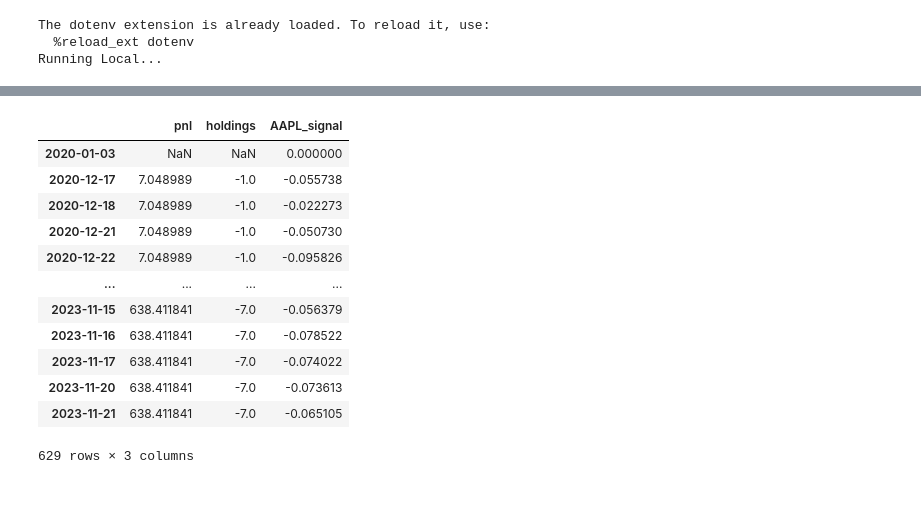
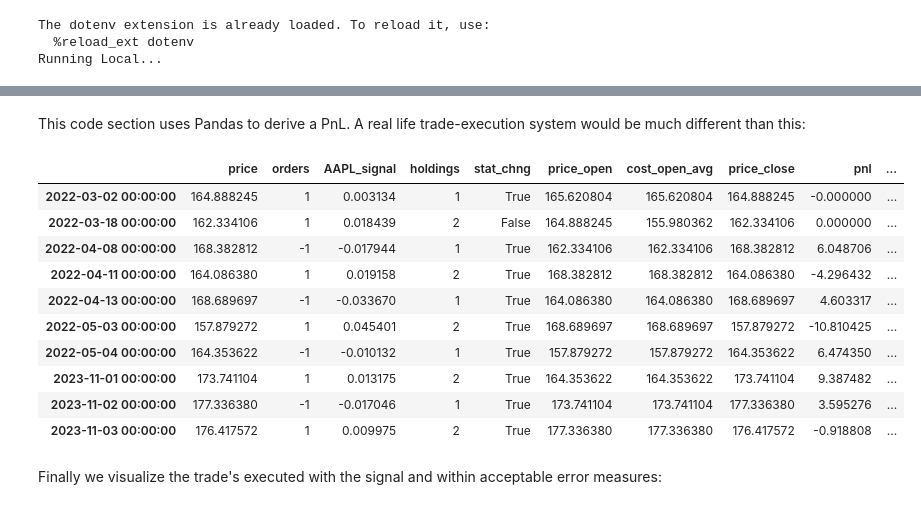
Before and after one commit to adamd1985/quant_research, a Jupyter notebook: startarb-quant.ipynb, the cells around one changed output, grey strips where cells are left out. Saved outputs shown, nothing was run; the diff lists cells and outputs as text; code cells hidden in the pictures.

```diff
--- a/startarb-quant.ipynb
+++ b/startarb-quant.ipynb
@@ -424,33 +415,39 @@ Name: orders, Length: 65, dtype: int64
-# %%
-arb_df["pnl"] = 0.0
-arb_df["holdings"] = 0.0
-
-orders = arb_df["orders"]
-current_signal = signals
-prev_signal = signals.shift(1)
-
-pnl_close = arb_df["holdings"].shift(1).values * prev_signal
-pnl_open = orders * current_signal
-
-arb_df["holdings"] = arb_df["holdings"].shift(1) + orders.cumsum()
-arb_df["pnl"] = (pnl_close * arb_df["price"]) + (pnl_open * arb_df["price"])
-arb_df["pnl"] = arb_df["pnl"].cumsum()
-
-arb_df.loc[arb_df["holdings"] != 0, ["pnl", "holdings", f"{TARGET}_signal"]]
-# %% [output]
-|  | pnl | holdings | AAPL_signal |
-| 2020-01-03 | NaN | NaN | 0.000000 |
-| 2020-12-17 | 7.048989 | -1.0 | -0.055738 |
-| 2020-12-18 | 7.048989 | -1.0 | -0.022273 |
-| 2020-12-21 | 7.048989 | -1.0 | -0.050730 |
-| 2020-12-22 | 7.048989 | -1.0 | -0.095826 |
-| ... | ... | ... | ... |
-| 2023-11-15 | 638.411841 | -7.0 | -0.056379 |
-| 2023-11-16 | 638.411841 | -7.0 | -0.078522 |
-| 2023-11-17 | 638.411841 | -7.0 | -0.074022 |
-| 2023-11-20 | 638.411841 | -7.0 | -0.073613 |
-| 2023-11-21 | 638.411841 | -7.0 | -0.065105 |
-629 rows × 3 columns
+# %% [markdown]
+This code section uses Pandas to derive a PnL. A real life trade-execution system would be much different than this:
+# %%
+signal_changes_df = arb_df.loc[(add_long_cond | add_short_cond), ["price", "orders", f"{TARGET}_signal"]]
+
+signal_changes_df["holdings"] = signal_changes_df["orders"].cumsum()
+signal_changes_df["stat_chng"] = np.sign(signal_changes_df["orders"].shift(1)) != np.sign(signal_changes_df["orders"])
+prev_holdings = signal_changes_df["holdings"].shift(1)
+
+signal_changes_df["price_open"] = signal_changes_df["price"].shift(1)
+signal_changes_df["cost_open_avg"] = (signal_changes_df.loc[signal_changes_df["stat_chng"] == False, "price_open"].shift(1) + signal_changes_df.loc[signal_changes_df["stat_chng"]== False, "price_open"]) / 2
+signal_changes_df["cost_open_avg"].fillna(signal_changes_df["price_open"], inplace=True)
+signal_changes_df["price_close"] = signal_changes_df["price"]
+signal_changes_df["price_close"].iloc[0] = np.nan  # First signal shouldn't have a closing price
+
+signal_changes_df["pnl"] = (signal_changes_df.loc[signal_changes_df["stat_chng"], "price_close"]  - signal_changes_df.loc[signal_changes_df["stat_chng"], "cost_open_avg"]) * np.sign(signal_changes_df["holdings"].shift(1))
+signal_changes_df["pnl_rets"] = signal_changes_df["pnl"] / signal_changes_df["cost_open_avg"].abs()
+signal_changes_df.fillna(0, inplace=True)
+
+arb_df = pd.concat([arb_df, signal_changes_df[["pnl", "pnl_rets", "holdings"]]], axis=1).drop_duplicates(keep='last')
+
+signal_changes_df.tail(10)
+# %% [output]
+|  | price | orders | AAPL_signal | holdings | stat_chng | price_open | cost_open_avg | price_close | pnl | ... |
+| 2022-03-02 00:00:00 | 164.888245 | 1 | 0.003134 | 1 | True | 165.620804 | 165.620804 | 164.888245 | -0.000000 | ... |
+| 2022-03-18 00:00:00 | 162.334106 | 1 | 0.018439 | 2 | False | 164.888245 | 155.980362 | 162.334106 | 0.000000 | ... |
+| 2022-04-08 00:00:00 | 168.382812 | -1 | -0.017944 | 1 | True | 162.334106 | 162.334106 | 168.382812 | 6.048706 | ... |
+| 2022-04-11 00:00:00 | 164.086380 | 1 | 0.019158 | 2 | True | 168.382812 | 168.382812 | 164.086380 | -4.296432 | ... |
+| 2022-04-13 00:00:00 | 168.689697 | -1 | -0.033670 | 1 | True | 164.086380 | 164.086380 | 168.689697 | 4.603317 | ... |
+| 2022-05-03 00:00:00 | 157.879272 | 1 | 0.045401 | 2 | True | 168.689697 | 168.689697 | 157.879272 | -10.810425 | ... |
+| 2022-05-04 00:00:00 | 164.353622 | -1 | -0.010132 | 1 | True | 157.879272 | 157.879272 | 164.353622 | 6.474350 | ... |
+| 2023-11-01 00:00:00 | 173.741104 | 1 | 0.013175 | 2 | True | 164.353622 | 164.353622 | 173.741104 | 9.387482 | ... |
+| 2023-11-02 00:00:00 | 177.336380 | -1 | -0.017046 | 1 | True | 173.741104 | 173.741104 | 177.336380 | 3.595276 | ... |
+| 2023-11-03 00:00:00 | 176.417572 | 1 | 0.009975 | 2 | True | 177.336380 | 177.336380 | 176.417572 | -0.918808 | ... |
+# %% [markdown]
+Finally we visualize the trade's executed with the signal and within acceptable error measures:
 # %%
 plt.figure(figsize=(26, 18))
 
```
Also changed, not shown: parts of 22 cells of this notebook, 2 other files.
